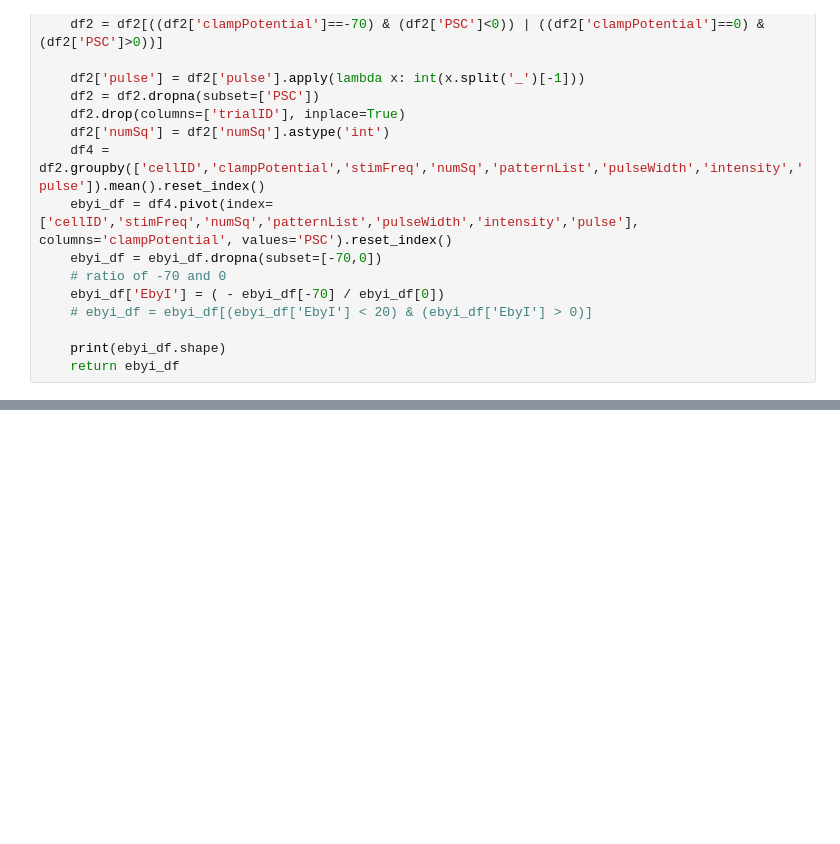
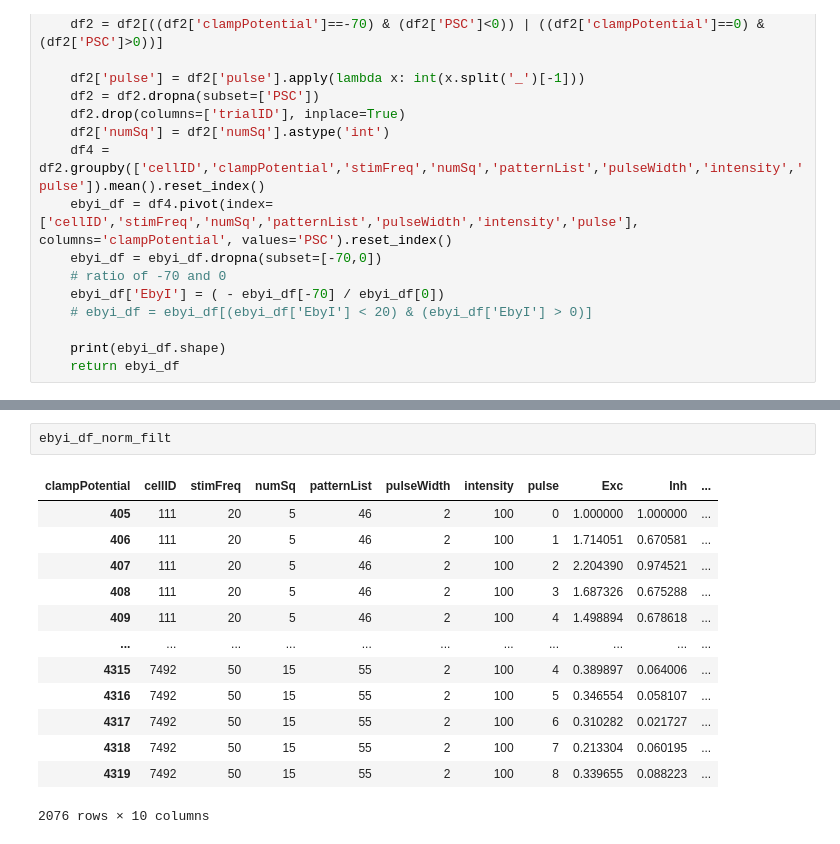
Before and after one commit to AdityaAsopa/Analysis, a Jupyter notebook: Figure3.ipynb, the cells around one changed output, grey strips where cells are left out. Drawn from its saved outputs; the diff is of its cells as text; blank space fills up the shorter version.

```diff
--- a/Figure3.ipynb
+++ b/Figure3.ipynb
@@ -786,0 +624,16 @@ The sizes list has fewer values (1) than needed (3) and will cycle, which may pr
+# %%
+ebyi_df_norm_filt
+# %% [output]
+| clampPotential | cellID | stimFreq | numSq | patternList | pulseWidth | intensity | pulse | Exc | Inh | ... |
+| 405 | 111 | 20 | 5 | 46 | 2 | 100 | 0 | 1.000000 | 1.000000 | ... |
+| 406 | 111 | 20 | 5 | 46 | 2 | 100 | 1 | 1.714051 | 0.670581 | ... |
+| 407 | 111 | 20 | 5 | 46 | 2 | 100 | 2 | 2.204390 | 0.974521 | ... |
+| 408 | 111 | 20 | 5 | 46 | 2 | 100 | 3 | 1.687326 | 0.675288 | ... |
+| 409 | 111 | 20 | 5 | 46 | 2 | 100 | 4 | 1.498894 | 0.678618 | ... |
+| ... | ... | ... | ... | ... | ... | ... | ... | ... | ... | ... |
+| 4315 | 7492 | 50 | 15 | 55 | 2 | 100 | 4 | 0.389897 | 0.064006 | ... |
+| 4316 | 7492 | 50 | 15 | 55 | 2 | 100 | 5 | 0.346554 | 0.058107 | ... |
+| 4317 | 7492 | 50 | 15 | 55 | 2 | 100 | 6 | 0.310282 | 0.021727 | ... |
+| 4318 | 7492 | 50 | 15 | 55 | 2 | 100 | 7 | 0.213304 | 0.060195 | ... |
+| 4319 | 7492 | 50 | 15 | 55 | 2 | 100 | 8 | 0.339655 | 0.088223 | ... |
+2076 rows × 10 columns
```
Also changed, not shown: parts of 16 cells of this notebook, 21 other files.
